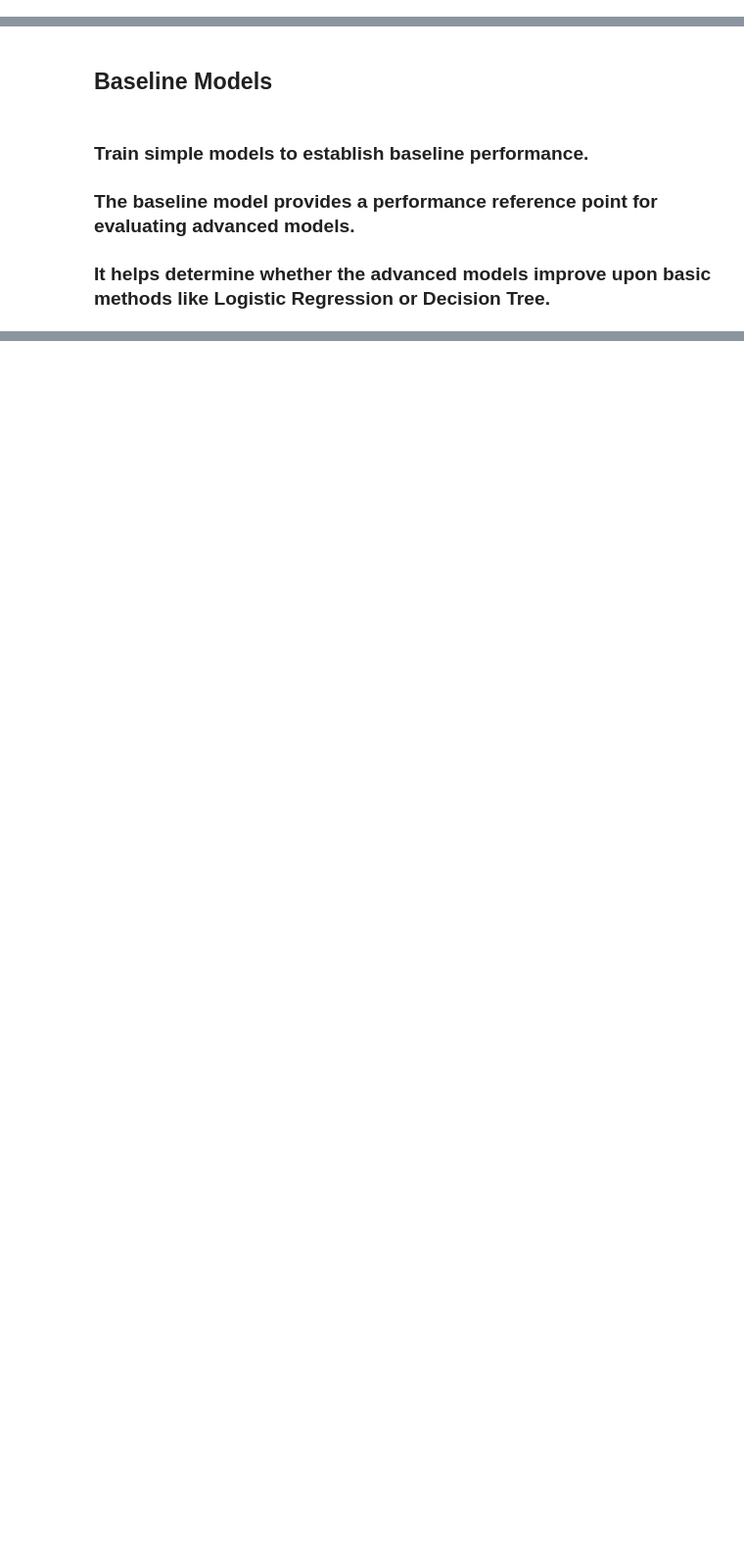
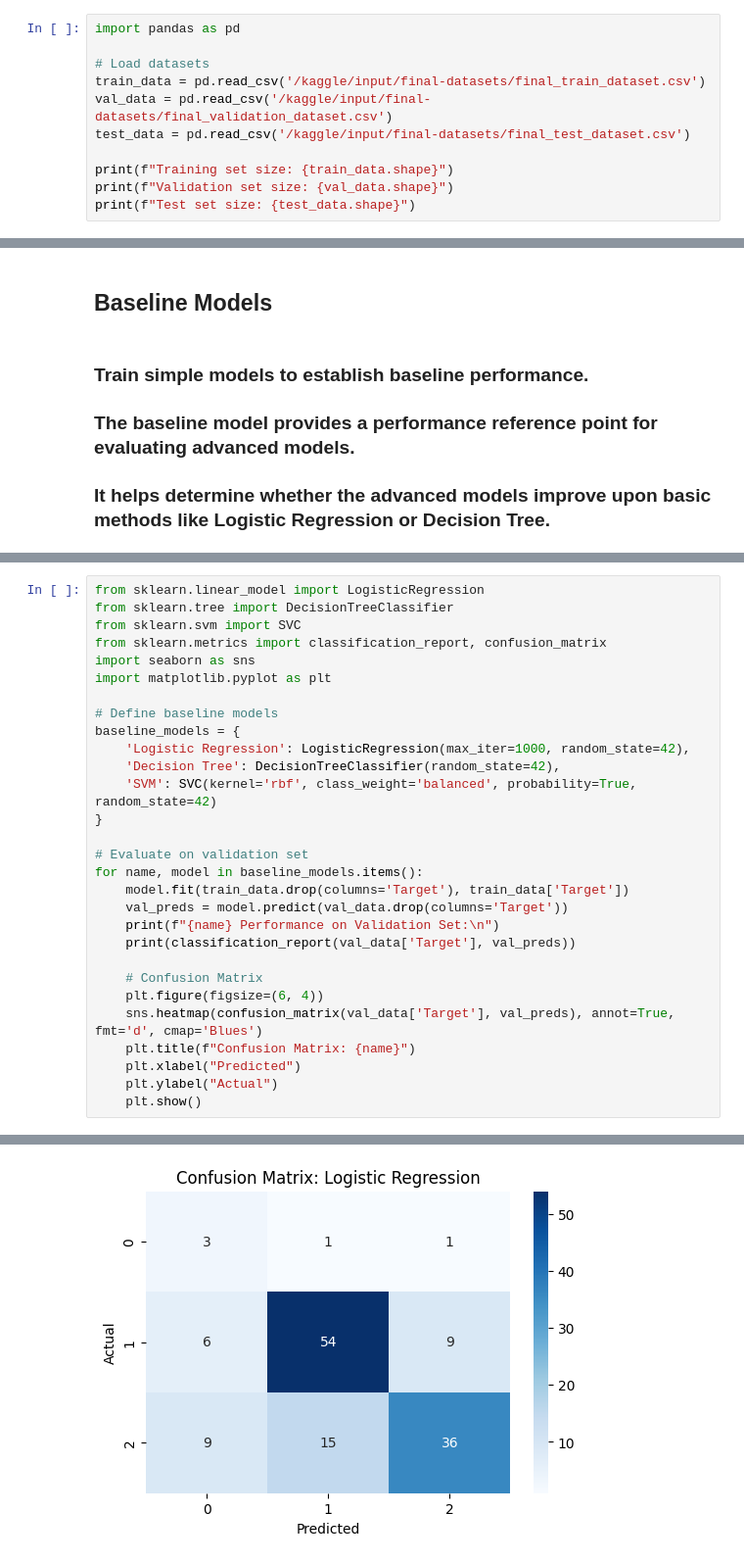
Before and after one commit to burikyali/burikyali, a Jupyter notebook: ml-video-conferencing-analysis.ipynb, the cells around one changed output, grey strips where cells are left out. Shown at 98% size. Drawn from its saved outputs; the diff is of its cells as text; blank space fills up the shorter version.

```diff
--- a/ml-video-conferencing-analysis.ipynb
+++ b/ml-video-conferencing-analysis.ipynb
@@ -1698,0 +1712,11 @@ Name: count, dtype: int64
+# %%
+import pandas as pd
+
+# Load datasets
+train_data = pd.read_csv('/kaggle/input/final-datasets/final_train_dataset.csv')
+val_data = pd.read_csv('/kaggle/input/final-datasets/final_validation_dataset.csv')
+test_data = pd.read_csv('/kaggle/input/final-datasets/final_test_dataset.csv')
+
+print(f"Training set size: {train_data.shape}")
+print(f"Validation set size: {val_data.shape}")
+print(f"Test set size: {test_data.shape}")
@@ -1812,0 +1734,30 @@ weighted avg       0.85      0.84      0.84       199
+# %%
+from sklearn.linear_model import LogisticRegression
+from sklearn.tree import DecisionTreeClassifier
+from sklearn.svm import SVC
+from sklearn.metrics import classification_report, confusion_matrix
+import seaborn as sns
+import matplotlib.pyplot as plt
+
+# Define baseline models
+baseline_models = {
+    'Logistic Regression': LogisticRegression(max_iter=1000, random_state=42),
+    'Decision Tree': DecisionTreeClassifier(random_state=42),
+    'SVM': SVC(kernel='rbf', class_weight='balanced', probability=True, random_state=42)
+}
+
+# Evaluate on validation set
+for name, model in baseline_models.items():
+    model.fit(train_data.drop(columns='Target'), train_data['Target'])
+    val_preds = model.predict(val_data.drop(columns='Target'))
+    print(f"{name} Performance on Validation Set:\n")
+    print(classification_report(val_data['Target'], val_preds))
+
+    # Confusion Matrix
+    plt.figure(figsize=(6, 4))
+    sns.heatmap(confusion_matrix(val_data['Target'], val_preds), annot=True, fmt='d', cmap='Blues')
+    plt.title(f"Confusion Matrix: {name}")
+    plt.xlabel("Predicted")
+    plt.ylabel("Actual")
+    plt.show()
+# %% [output]
@@ -1812,0 +1775 @@ weighted avg       0.85      0.84      0.84       199
+[figure, added]
```
Also changed, not shown: parts of 56 cells of this notebook.
